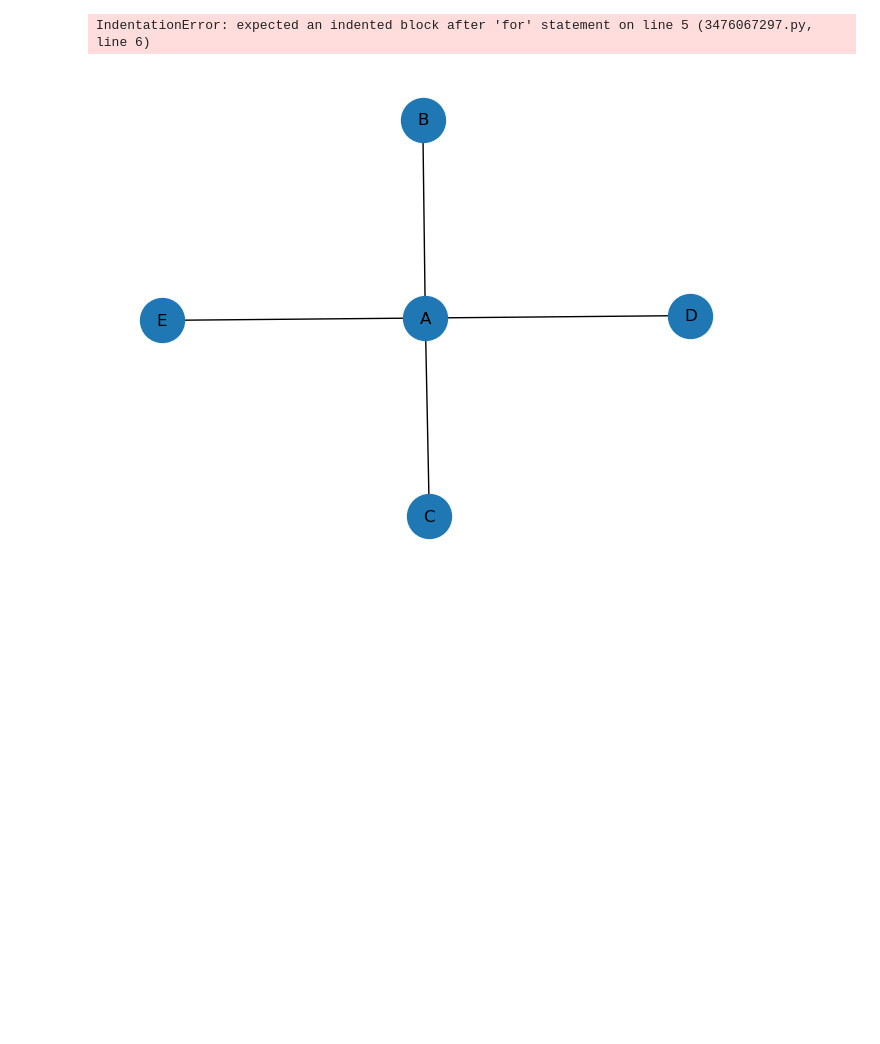
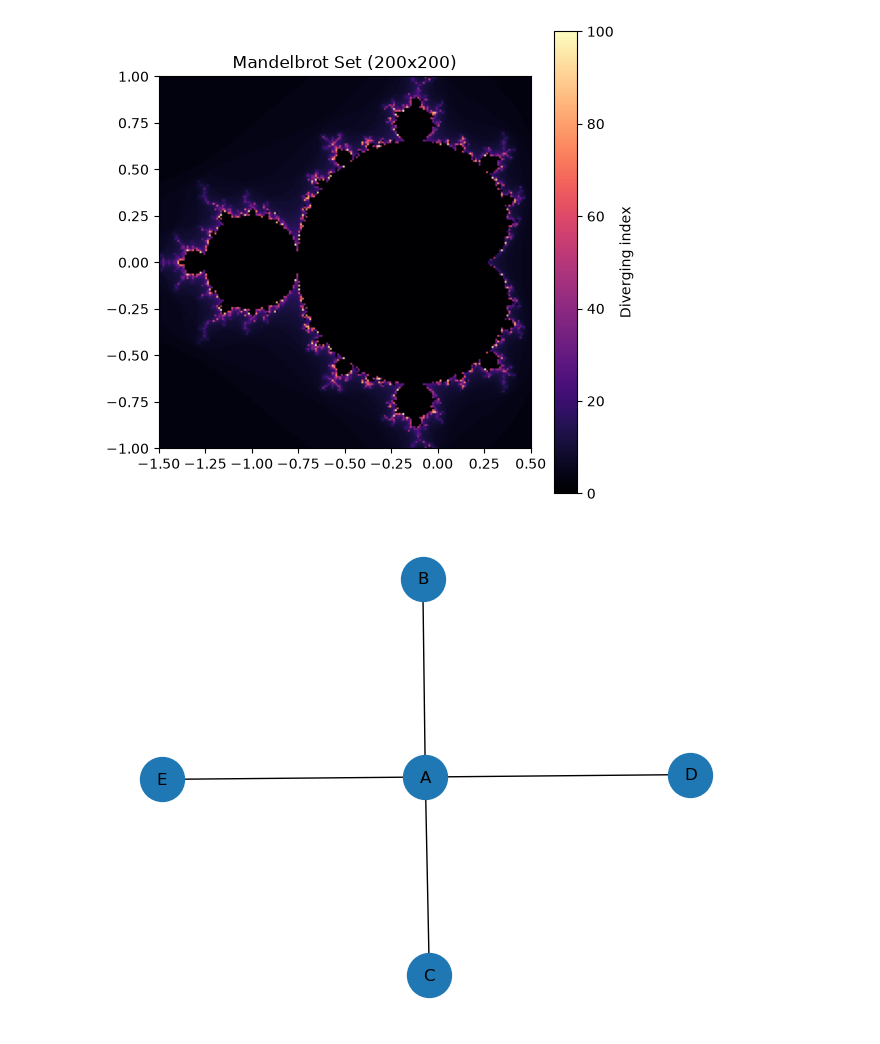
Before and after one commit to Marit-van-Hout/ds5_assignment_-group7, a Jupyter notebook: Week_2/exercise_1,2,3.ipynb, the cells around one changed output. Cells and saved outputs as stored; diff of their text form; code cells hidden in the pictures; blank space fills up the shorter version.

```diff
--- a/Week_2/exercise_1,2,3.ipynb
+++ b/Week_2/exercise_1,2,3.ipynb
@@ -1,22 +1,2 @@
 # %%
 #exercise 1
-# %%
-file_path = input("Enter the path to the CSV file: ")
-records = []
-with open(file_path, 'r') as file:
-    csv_reader = csv.DictReader(file)
-    for row in csv_reader:
-    records.append(row)
-total = sum(float(record['Grade']) for record in records)
-average = total / len(records)
-print(f"Average Grade: {average}")
-print("--------------------")
-filtered_records = [record for record in records if float(record['Grade']) >= 80.0]
-print("Student Report")
-print("--------------")
-for record in filtered_records:
-print(f"Name: {record['Name']}")
-print(f"Grade: {record['Grade']}")
-print("------------------")
-# %% [output]
-IndentationError: expected an indented block after 'for' statement on line 5 (3476067297.py, line 6)
@@ -23,3 +42,44 @@ IndentationError: expected an indented block after 'for' statement on line 5 (34
+# %%
+import numpy as np
+import matplotlib.pyplot as plt
+
+
+def draw_mandel(width: int) -> None:
+    """
+    Tekent een Mandelbrot-afbeelding van grootte width x width.
+    Parameters: Breedte en hoogte van het vierkante beeld. width : int
+    Returns: Laat de Mandelbrot-afbeelding zien.
+    Gemaakt door Fleur
+    """
+
+    x = np.linspace(-1.5, 0.5, width)
+    y = np.linspace(-1.0, 1.0, width)
+    X, Y = np.meshgrid(x, y)
+    image = np.zeros((width, width))
+
+    for i in range(width):
+        for j in range(width):
+            c = complex(X[i, j], Y[i, j])
+            a = 0
+            diverge_index = 0
+
+            for n in range(1, 101):  # max 100 iteraties
+                a = a*a + c
+                if abs(a) > 2:
+                    diverge_index = n
+                    break
+
+            image[i, j] = diverge_index
+
+    plt.figure(figsize=(6, 6))
+    plt.imshow(image, cmap="magma", extent=(-1.5, 0.5, -1, 1))
+    plt.title(f"Mandelbrot Set ({width}x{width})")
+    plt.colorbar(label="Diverging index")
+    plt.show()
+
+draw_mandel(200)
+# %% [output]
+[figure, added]
 # %%
 import networkx as nx
 import matplotlib.pyplot as plt
```
Also changed, not shown: parts of 2 cells of this notebook.
